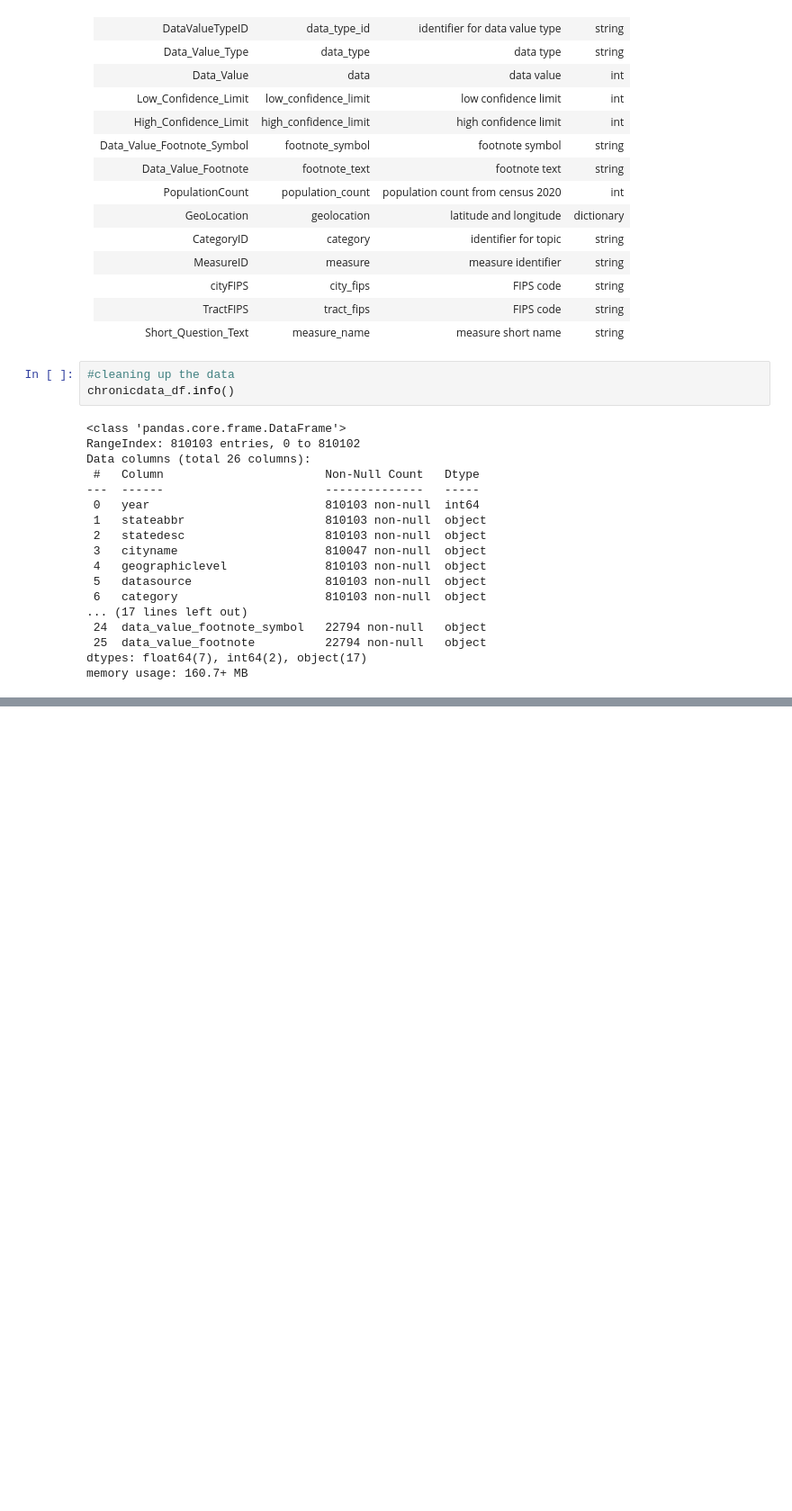
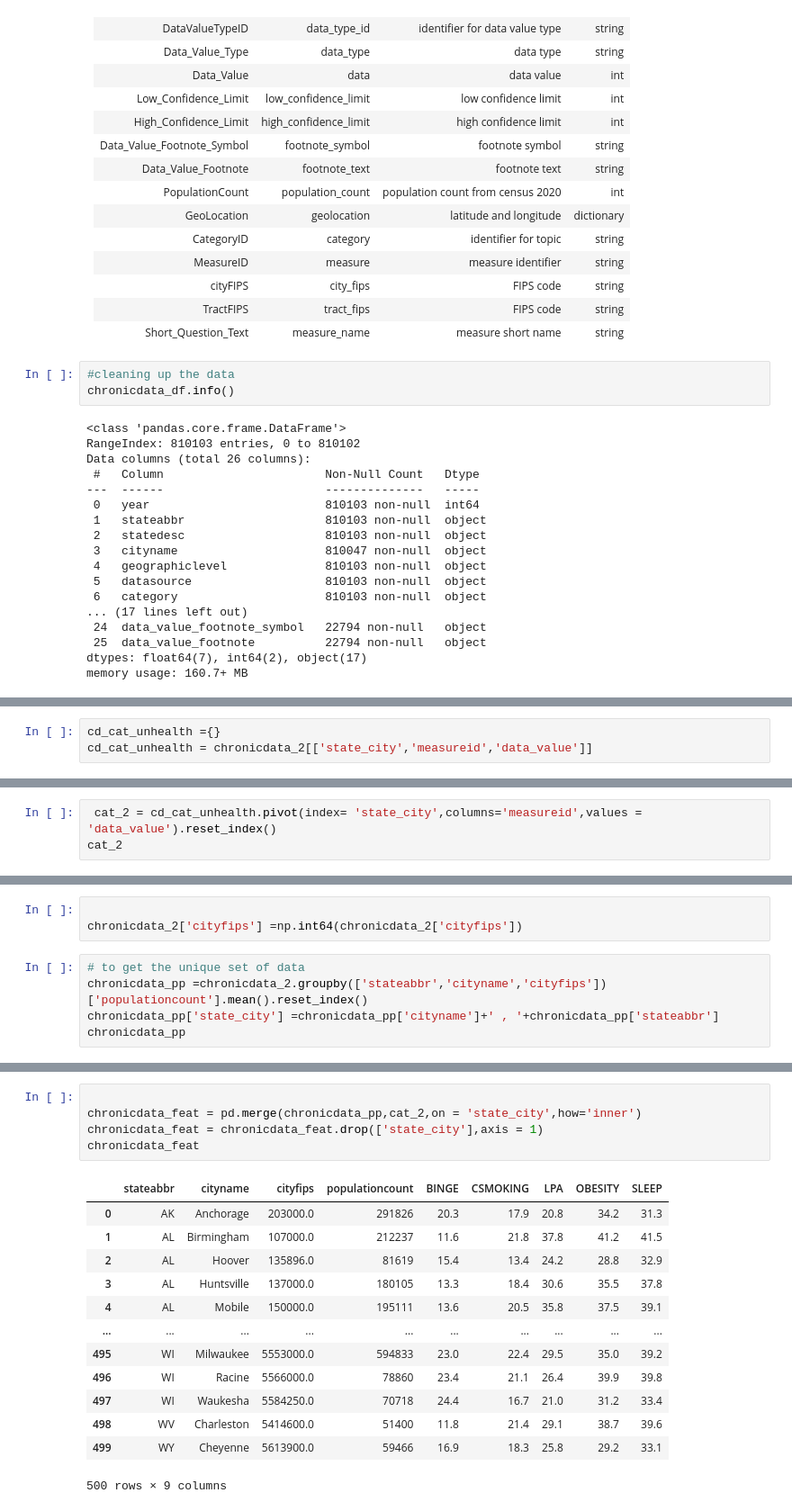
Before and after one commit to Sukanya012/predict-health-index, a Jupyter notebook: notebooks/sowmya/main_Sowmya.ipynb, the cells around one changed output, grey strips where cells are left out. Shown at 90% size. Saved outputs shown, nothing was run; the diff lists cells and outputs as text; blank space fills up the shorter version.

```diff
--- a/notebooks/sowmya/main_Sowmya.ipynb
+++ b/notebooks/sowmya/main_Sowmya.ipynb
@@ -301,0 +165,3 @@ plt.show()
+# %%
+cd_cat_unhealth ={}
+cd_cat_unhealth = chronicdata_2[['state_city','measureid','data_value']]
@@ -301,0 +192,3 @@ plt.show()
+# %%
+ cat_2 = cd_cat_unhealth.pivot(index= 'state_city',columns='measureid',values = 'data_value').reset_index()
+cat_2
@@ -301,0 +209,8 @@ plt.show()
+# %%
+
+chronicdata_2['cityfips'] =np.int64(chronicdata_2['cityfips'])
+# %%
+# to get the unique set of data
+chronicdata_pp =chronicdata_2.groupby(['stateabbr','cityname','cityfips'])['populationcount'].mean().reset_index()
+chronicdata_pp['state_city'] =chronicdata_pp['cityname']+' , '+chronicdata_pp['stateabbr']
+chronicdata_pp
@@ -301,0 +231,19 @@ plt.show()
+# %%
+
+chronicdata_feat = pd.merge(chronicdata_pp,cat_2,on = 'state_city',how='inner')
+chronicdata_feat = chronicdata_feat.drop(['state_city'],axis = 1)
+chronicdata_feat
+# %% [output]
+|  | stateabbr | cityname | cityfips | populationcount | BINGE | CSMOKING | LPA | OBESITY | SLEEP |
+| 0 | AK | Anchorage | 203000.0 | 291826 | 20.3 | 17.9 | 20.8 | 34.2 | 31.3 |
+| 1 | AL | Birmingham | 107000.0 | 212237 | 11.6 | 21.8 | 37.8 | 41.2 | 41.5 |
+| 2 | AL | Hoover | 135896.0 | 81619 | 15.4 | 13.4 | 24.2 | 28.8 | 32.9 |
+| 3 | AL | Huntsville | 137000.0 | 180105 | 13.3 | 18.4 | 30.6 | 35.5 | 37.8 |
+| 4 | AL | Mobile | 150000.0 | 195111 | 13.6 | 20.5 | 35.8 | 37.5 | 39.1 |
+| ... | ... | ... | ... | ... | ... | ... | ... | ... | ... |
+| 495 | WI | Milwaukee | 5553000.0 | 594833 | 23.0 | 22.4 | 29.5 | 35.0 | 39.2 |
+| 496 | WI | Racine | 5566000.0 | 78860 | 23.4 | 21.1 | 26.4 | 39.9 | 39.8 |
+| 497 | WI | Waukesha | 5584250.0 | 70718 | 24.4 | 16.7 | 21.0 | 31.2 | 33.4 |
+| 498 | WV | Charleston | 5414600.0 | 51400 | 11.8 | 21.4 | 29.1 | 38.7 | 39.6 |
+| 499 | WY | Cheyenne | 5613900.0 | 59466 | 16.9 | 18.3 | 25.8 | 29.2 | 33.1 |
+500 rows × 9 columns
```
Also changed, not shown: parts of 32 cells of this notebook.
